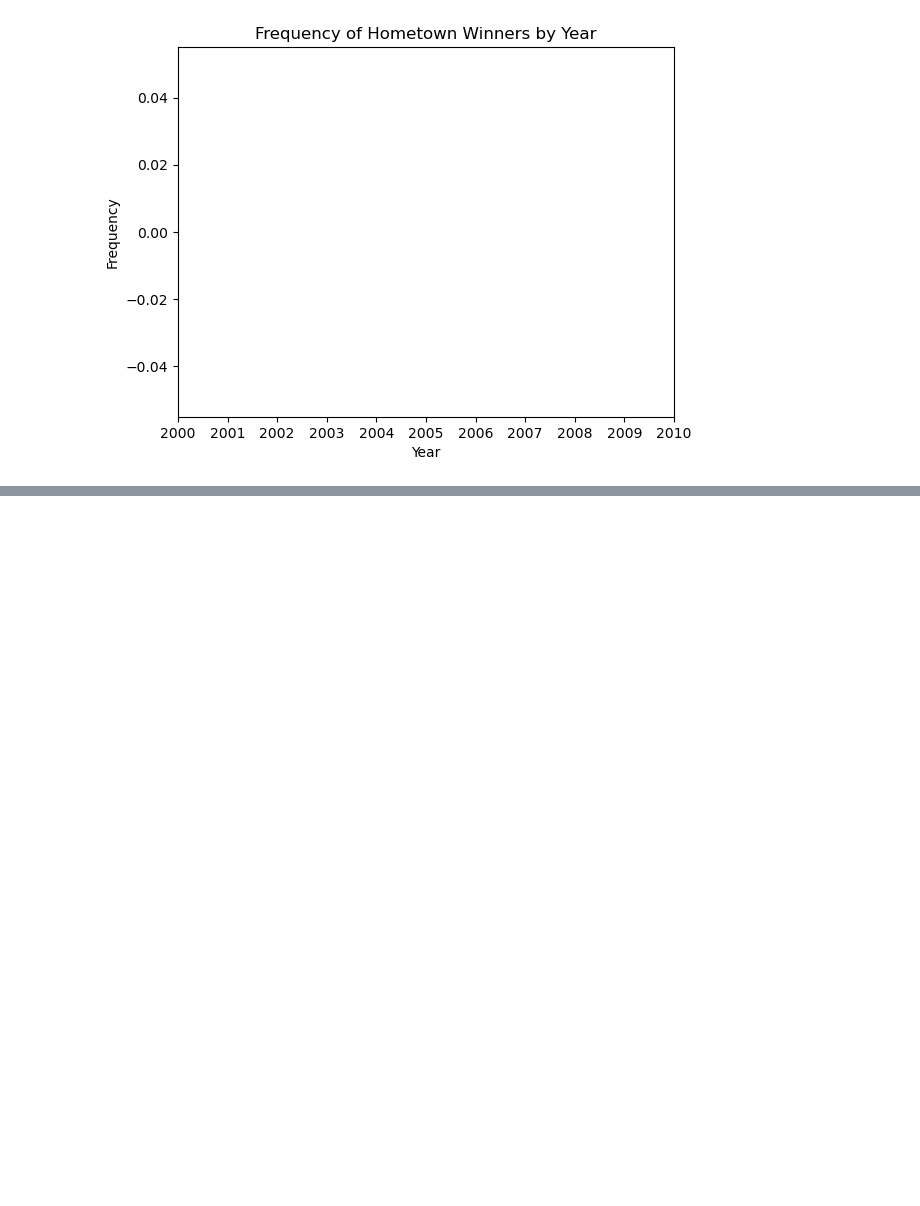
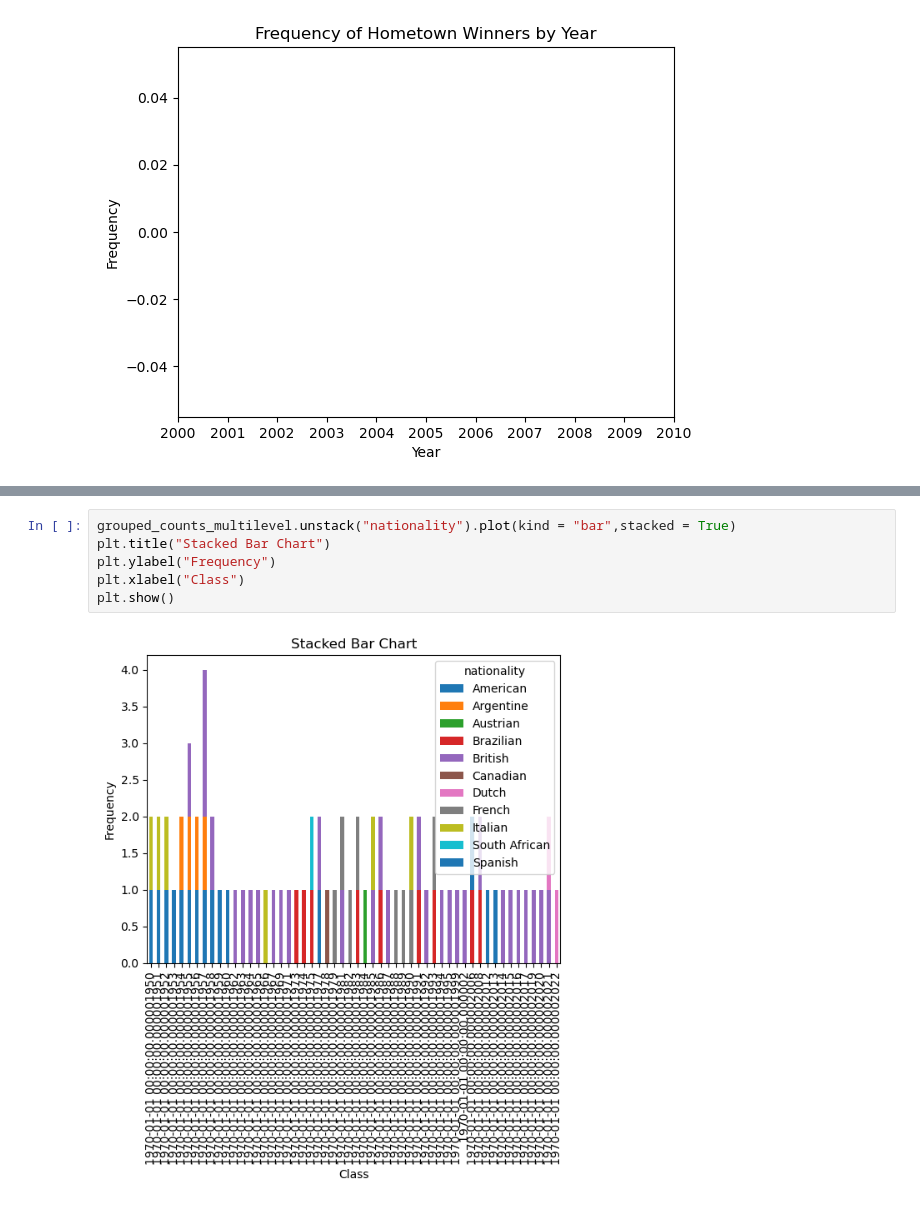
Before and after one commit to DaveMelkani/QTM151FinalProject, a Jupyter notebook: final_project_neha.ipynb, the cells around one changed output, grey strips where cells are left out. Saved outputs shown, nothing was run; the diff lists cells and outputs as text; blank space fills up the shorter version.

```diff
--- a/final_project_neha.ipynb
+++ b/final_project_neha.ipynb
@@ -215,0 +224,8 @@ Text(0.5, 1.0, 'Frequency of Hometown Winners by Year')
+# %%
+grouped_counts_multilevel.unstack("nationality").plot(kind = "bar",stacked = True)
+plt.title("Stacked Bar Chart")
+plt.ylabel("Frequency")
+plt.xlabel("Class")
+plt.show()
+# %% [output]
+[figure, added]
```
Also changed, not shown: parts of 2 cells of this notebook.
